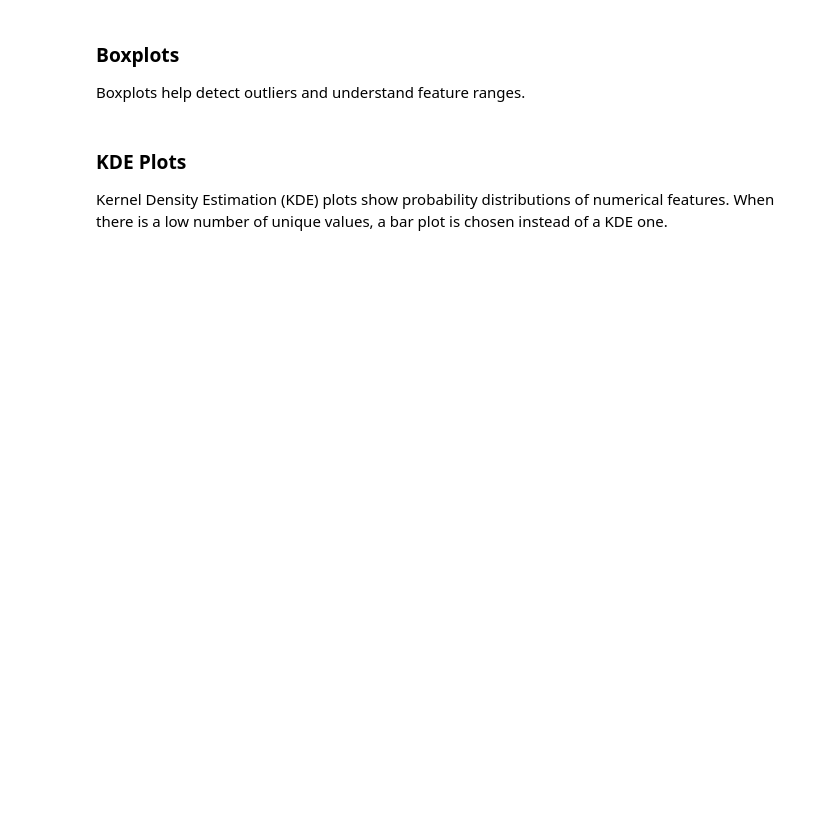
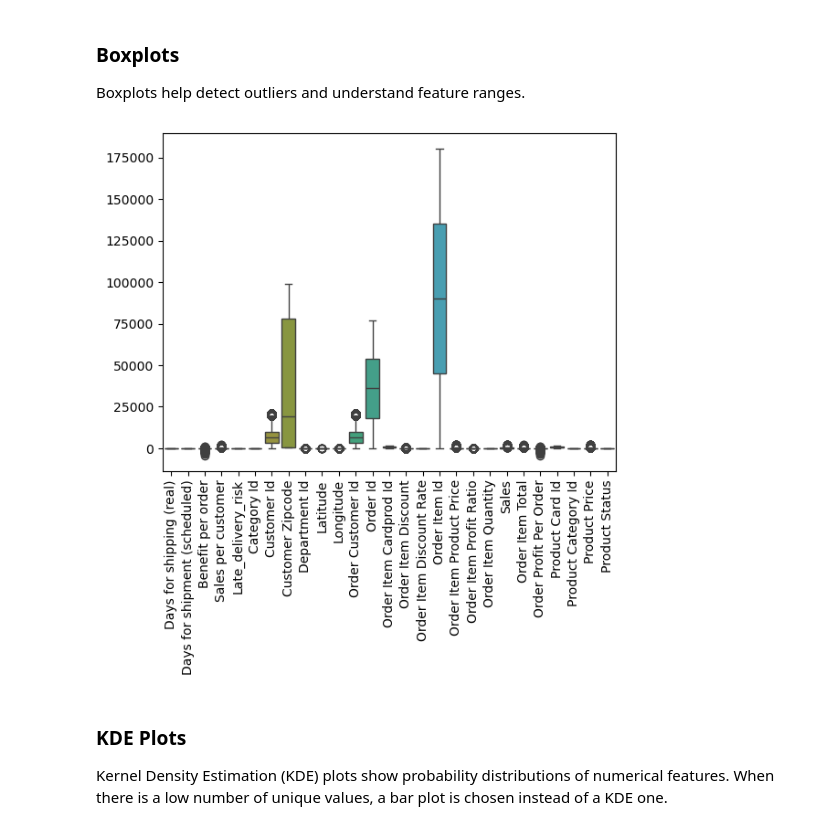
Before and after one commit to thomashz246/Master-Thesis, a Jupyter notebook: EDA_short.ipynb, the cells around one changed output. Drawn from its saved outputs; the diff is of its cells as text; code cells hidden in the pictures; blank space fills up the shorter version.

```diff
--- a/EDA_short.ipynb
+++ b/EDA_short.ipynb
@@ -100,10 +150,11 @@ plt.show()
 
 Boxplots help detect outliers and understand feature ranges.
 # %%
-plt.figure(figsize=(12, 6))
 sns.boxplot(data=df.select_dtypes(include=['float64', 'int64']))
 plt.xticks(rotation=90)
 plt.show()
+# %% [output]
+[figure, added]
 # %% [markdown]
 ### KDE Plots
 
```
Also changed, not shown: parts of 9 cells of this notebook.
